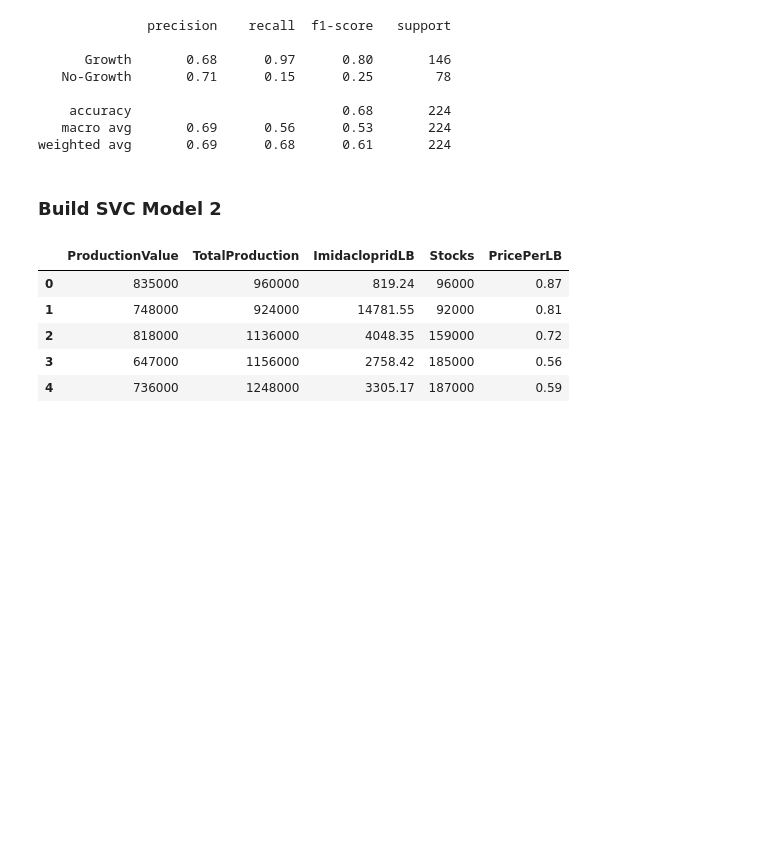
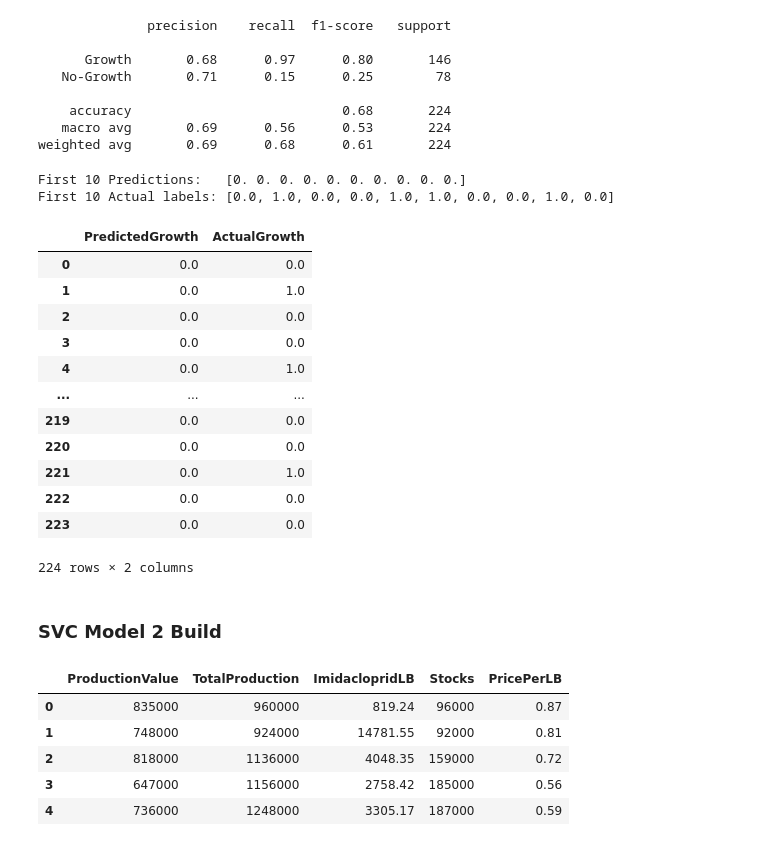
Before and after one commit to mathewqpmiller/Project3-RiotOfTheGreyRock, a Jupyter notebook: MathewsMachineLearningModelSVC.ipynb, the cells around one changed output. Cells and saved outputs as stored; diff of their text form; code cells hidden in the pictures; blank space fills up the shorter version.

Commit message:
Added predicted vs actual cells to SVC models

```diff
--- a/MathewsMachineLearningModelSVC.ipynb
+++ b/MathewsMachineLearningModelSVC.ipynb
@@ -153,8 +153,31 @@ print(classification_report(y_test, honeybee_prediction,
     accuracy                           0.68       224
    macro avg       0.69      0.56      0.53       224
 weighted avg       0.69      0.68      0.61       224
+# %%
+predictions = honeybee_svc_model.predict(x_test)
+print(f"First 10 Predictions:   {predictions[:10]}")
+print(f"First 10 Actual labels: {y_test[:10].tolist()}")
+# %% [output]
+First 10 Predictions:   [0. 0. 0. 0. 0. 0. 0. 0. 0. 0.]
+First 10 Actual labels: [0.0, 1.0, 0.0, 0.0, 1.0, 1.0, 0.0, 0.0, 1.0, 0.0]
+# %%
+pd.DataFrame({"PredictedGrowth": predictions, "ActualGrowth": y_test}).reset_index(drop=True)
+# %% [output]
+|  | PredictedGrowth | ActualGrowth |
+| 0 | 0.0 | 0.0 |
+| 1 | 0.0 | 1.0 |
+| 2 | 0.0 | 0.0 |
+| 3 | 0.0 | 0.0 |
+| 4 | 0.0 | 1.0 |
+| ... | ... | ... |
+| 219 | 0.0 | 0.0 |
+| 220 | 0.0 | 0.0 |
+| 221 | 0.0 | 1.0 |
+| 222 | 0.0 | 0.0 |
+| 223 | 0.0 | 0.0 |
+224 rows × 2 columns
 # %% [markdown]
-### Build SVC Model 2
+### SVC Model 2 Build
 # %%
 # Keep Only
 
```
Also changed, not shown: parts of 12 cells of this notebook.
